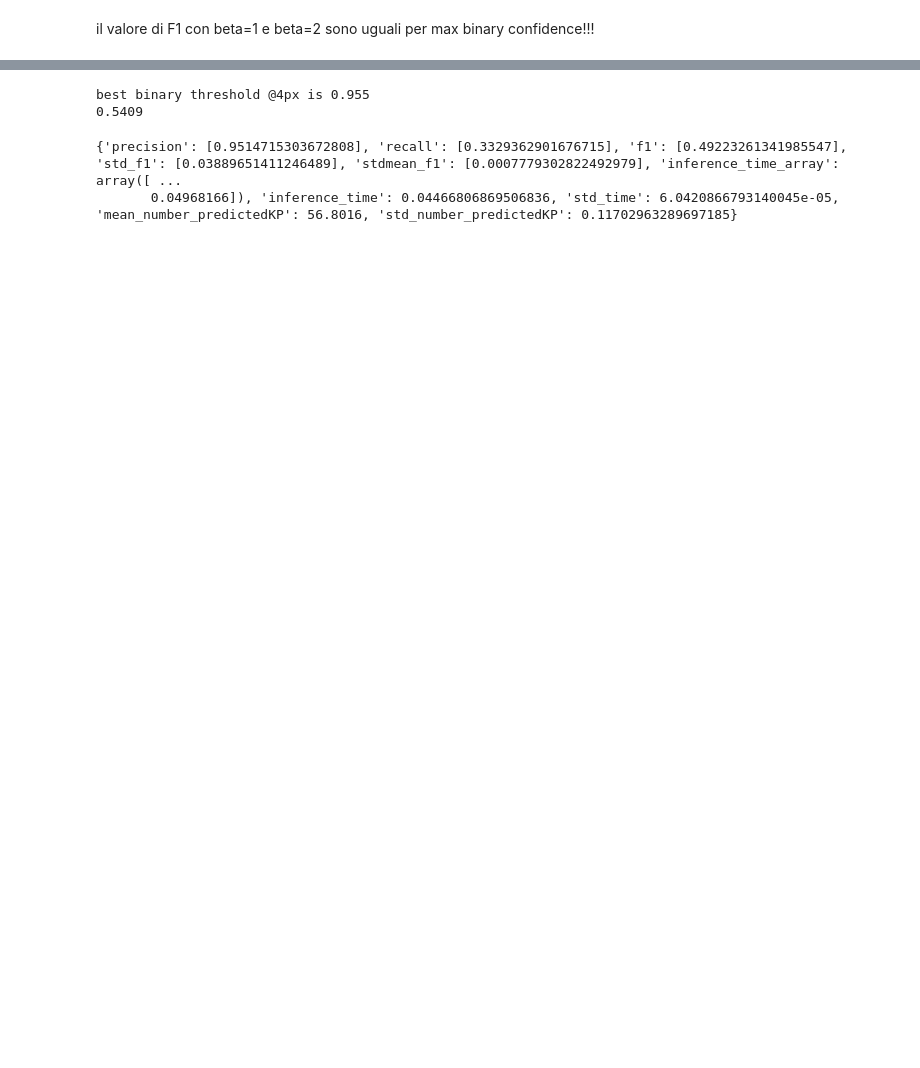
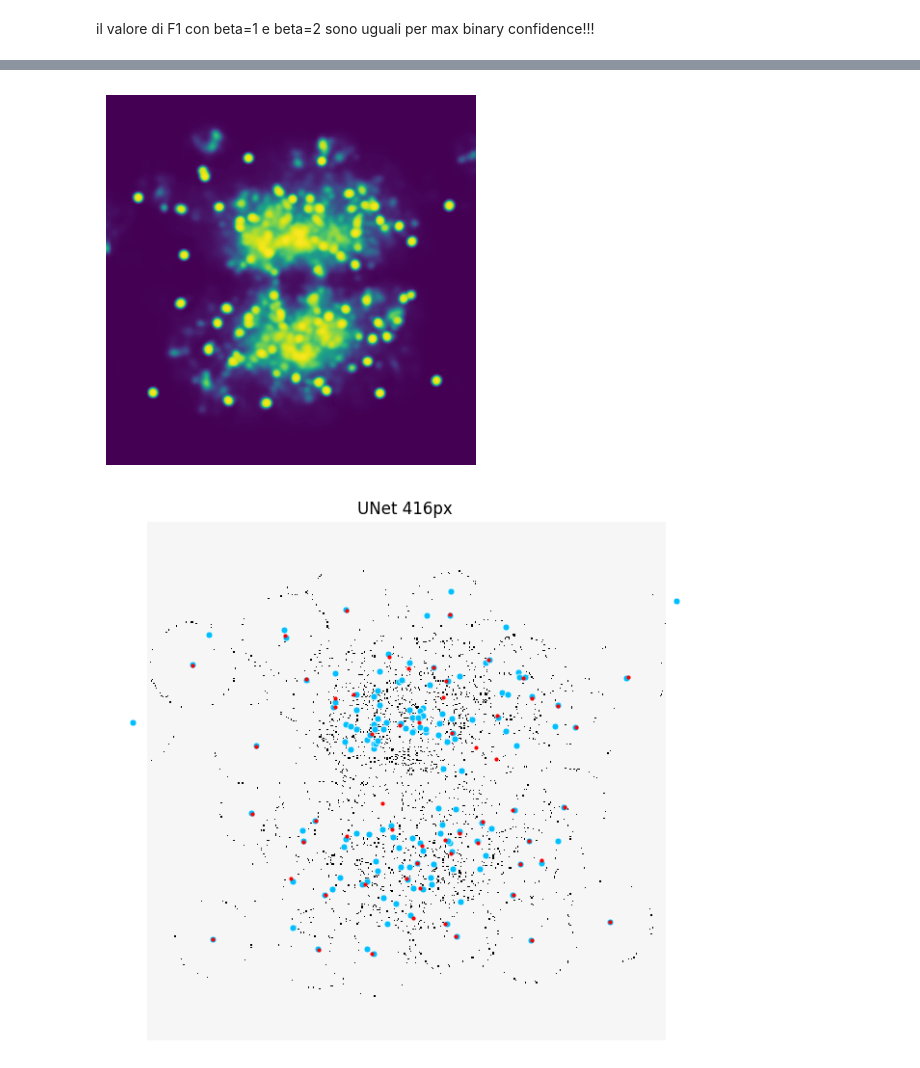
Before and after one commit to DanieleGhezzi25/A-Machine-Learning-Approach-for-Particle-Tracking-in-RICH-Detectors, a Jupyter notebook: UNet/SharedDataset/416px/beta=1/f1matrix.ipynb, the cells around one changed output, grey strips where cells are left out. Drawn from its saved outputs; the diff is of its cells as text; code cells hidden in the pictures; blank space fills up the shorter version.

```diff
--- a/UNet/SharedDataset/416px/beta=1/f1matrix.ipynb
+++ b/UNet/SharedDataset/416px/beta=1/f1matrix.ipynb
@@ -123,38 +74,20 @@ f1_matrix = inference_F1map_unet(
-# %%
-# da f1 matrix estrapola valore max di binary threshold @4px
-import pandas as pd
-
-f1_matrix = pd.read_csv(
-    '/user/gr1/delphi/dghezzi/UNet/SharedDataset/416px/beta=1/F1_matrix_unet.csv',
-    header=None
-).values
-
-thresholds = np.loadtxt('/user/gr1/delphi/dghezzi/UNet/SharedDataset/416px/beta=1/F1_axis_pixel_thresholds.csv', delimiter=',')
-binary = np.loadtxt('/user/gr1/delphi/dghezzi/UNet/SharedDataset/416px/beta=1/F1_axis_binary_thresholds.csv', delimiter=',')
-
-idx = np.where(thresholds == 4)[0][0]
-f1_at_threshold = f1_matrix[:, idx]
-max_binary = binary[np.argmax(f1_at_threshold)]
-
-print(f'best binary threshold @4px is {max_binary}')
-print(f1_at_threshold[np.argmax(f1_at_threshold)])
-# %% [output]
-best binary threshold @4px is 0.955
-0.5409
-# %%
-datapath = '/user/gr1/delphi/dghezzi/SharedDataset_22500_2500_150_175_npy/UNet/416px'
-output_path = '/user/gr1/delphi/dghezzi/UNet/SharedDataset/416px/output'
-model_path = '/user/gr1/delphi/dghezzi/UNet/SharedDataset/416px/lossBCEL1/best_unet5.pth'
-
-stats = inference_dataset(
-    datapath=datapath,
-    model_path=model_path,
-    output_path=output_path,
-    threshold=binary[np.argmax(f1_at_threshold)],
-    pixel_thresholds=[4]
-)
-
-print(stats)
-# %% [output]
-{'precision': [0.9514715303672808], 'recall': [0.3329362901676715], 'f1': [0.49223261341985547], 'std_f1': [0.03889651411246489], 'stdmean_f1': [0.0007779302822492979], 'inference_time_array': array([ ...
-       0.04968166]), 'inference_time': 0.04466806869506836, 'std_time': 6.0420866793140045e-05, 'mean_number_predictedKP': 56.8016, 'std_number_predictedKP': 0.11702963289697185}
+# %%
+import torch
+from AttentionUnet import UNetWithAttention
+
+img_path = '/user/gr1/delphi/dghezzi/SharedDataset_22500_2500_150_175_npy/UNet/416px/images/val/event_8.npy'
+csv_path = '/user/gr1/delphi/dghezzi/SharedDataset_22500_2500_150_175_npy/UNet/416px/centers/val/event_8_centers.csv'
+
+device = 'cuda'
+
+model = UNetWithAttention(in_channels=1, out_channels=1).to(device)
+model.load_state_dict(torch.load(model_path, map_location=device))
+model.eval()
+
+heatmap, kp_cov, time = inference_image(img_path, model=model, device=device, threshold=max_binary, npy=True, sigmoid=True, beta=1)
+kp = [kp for kp, cov in kp_cov]
+gt_kp = load_keypoints_from_csv(csv_path)
+img_kp_pred_and_gr_new(kp, gt_kp, img_path, title='UNet 416px')
+# %% [output]
+[figure, added]
+[figure, added]
```
Also changed, not shown: parts of 4 cells of this notebook, 7 other files.
